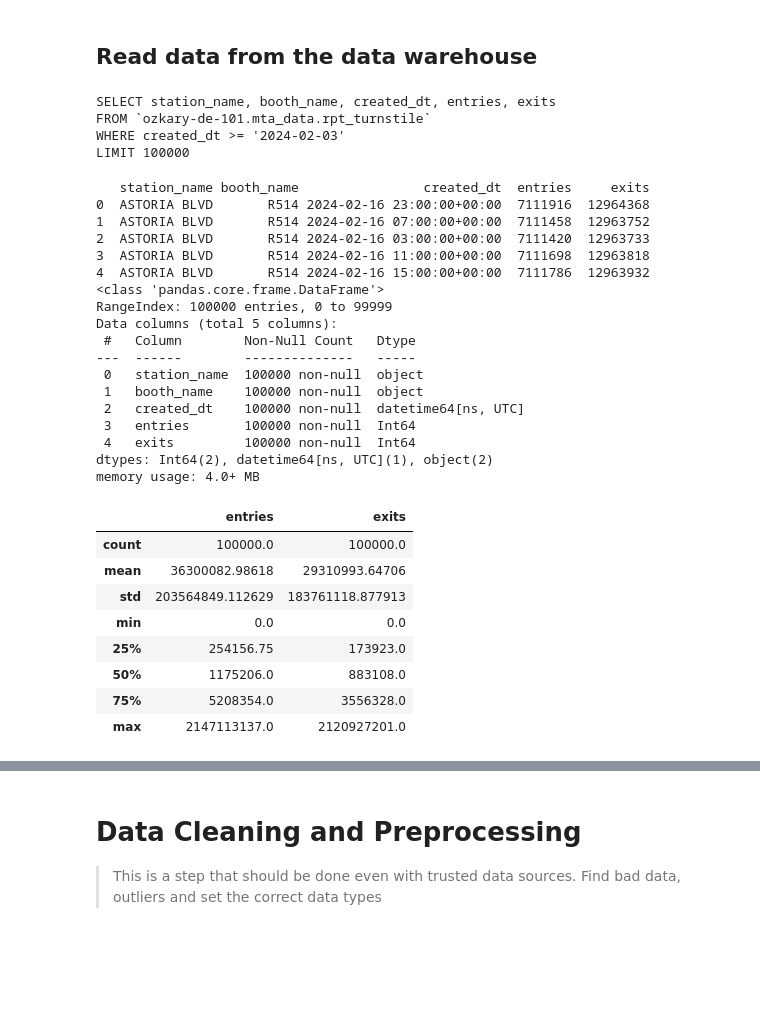
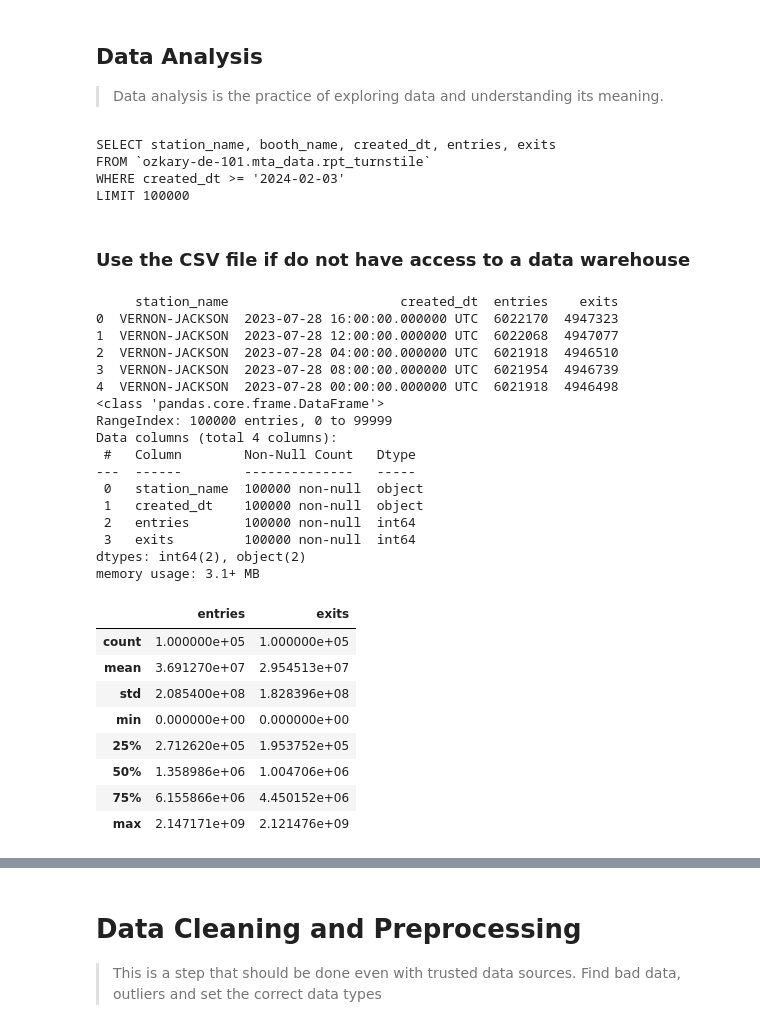
Before and after one commit to ozkary/data-engineering-mta-turnstile, a Jupyter notebook: Step5-Analysis/analysis.ipynb, the cells around one changed output, grey strips where cells are left out. Cells and saved outputs as stored; diff of their text form; code cells hidden in the pictures; blank space fills up the shorter version.

Commit message:
update the changes for the data analysis demo

```diff
--- a/Step5-Analysis/analysis.ipynb
+++ b/Step5-Analysis/analysis.ipynb
@@ -11,8 +11,10 @@ import matplotlib.pyplot as plt
 import seaborn as sns
 from scipy.stats import pearsonr
 import google.cloud.bigquery as dw
-# %% [markdown]
-## Read data from the data warehouse
+# %% [markdown]
+## Data Analysis
+
+> Data analysis is the practice of exploring data and understanding its meaning.
 # %%
 # define the project and database
 PROJECT = os.getenv('GOOGLE_PROJECT_NAME')
@@ -49,40 +51,41 @@ SELECT station_name, booth_name, created_dt, entries, exits
 FROM `ozkary-de-101.mta_data.rpt_turnstile`
 WHERE created_dt >= '2024-02-03'
 LIMIT 100000
+# %% [markdown]
+### Use the CSV file if do not have access to a data warehouse
 # %%
-# df = pd.read_csv('./analysis_data.csv', iterator=False)
+df = pd.read_csv('./analysis_data.csv', iterator=False)
 print(df.head())
 
 # Display basic information about the dataset
 df.info()
 
 # Get summary statistics of numeric columns
 df.describe()
 # %% [output]
-   station_name booth_name                created_dt  entries     exits
-0  ASTORIA BLVD       R514 2024-02-16 23:00:00+00:00  7111916  12964368
-1  ASTORIA BLVD       R514 2024-02-16 07:00:00+00:00  7111458  12963752
-2  ASTORIA BLVD       R514 2024-02-16 03:00:00+00:00  7111420  12963733
-3  ASTORIA BLVD       R514 2024-02-16 11:00:00+00:00  7111698  12963818
-4  ASTORIA BLVD       R514 2024-02-16 15:00:00+00:00  7111786  12963932
+     station_name                      created_dt  entries    exits
+0  VERNON-JACKSON  2023-07-28 16:00:00.000000 UTC  6022170  4947323
+1  VERNON-JACKSON  2023-07-28 12:00:00.000000 UTC  6022068  4947077
+2  VERNON-JACKSON  2023-07-28 04:00:00.000000 UTC  6021918  4946510
+3  VERNON-JACKSON  2023-07-28 08:00:00.000000 UTC  6021954  4946739
+4  VERNON-JACKSON  2023-07-28 00:00:00.000000 UTC  6021918  4946498
 <class 'pandas.core.frame.DataFrame'>
 RangeIndex: 100000 entries, 0 to 99999
-Data columns (total 5 columns):
+Data columns (total 4 columns):
  #   Column        Non-Null Count   Dtype
 ---  ------        --------------   -----
  0   station_name  100000 non-null  object
- 1   booth_name    100000 non-null  object
- 2   created_dt    100000 non-null  datetime64[ns, UTC]
- 3   entries       100000 non-null  Int64
- 4   exits         100000 non-null  Int64
-dtypes: Int64(2), datetime64[ns, UTC](1), object(2)
-memory usage: 4.0+ MB
+ 1   created_dt    100000 non-null  object
+ 2   entries       100000 non-null  int64
+ 3   exits         100000 non-null  int64
+dtypes: int64(2), object(2)
+memory usage: 3.1+ MB
 |  | entries | exits |
-| count | 100000.0 | 100000.0 |
-| mean | 36300082.98618 | 29310993.64706 |
-| std | 203564849.112629 | 183761118.877913 |
-| min | 0.0 | 0.0 |
-| 25% | 254156.75 | 173923.0 |
-| 50% | 1175206.0 | 883108.0 |
-| 75% | 5208354.0 | 3556328.0 |
-| max | 2147113137.0 | 2120927201.0 |
+| count | 1.000000e+05 | 1.000000e+05 |
+| mean | 3.691270e+07 | 2.954513e+07 |
+| std | 2.085400e+08 | 1.828396e+08 |
+| min | 0.000000e+00 | 0.000000e+00 |
+| 25% | 2.712620e+05 | 1.953752e+05 |
+| 50% | 1.358986e+06 | 1.004706e+06 |
+| 75% | 6.155866e+06 | 4.450152e+06 |
+| max | 2.147171e+09 | 2.121476e+09 |
```
Also changed, not shown: parts of 8 cells of this notebook, 4 other files.
